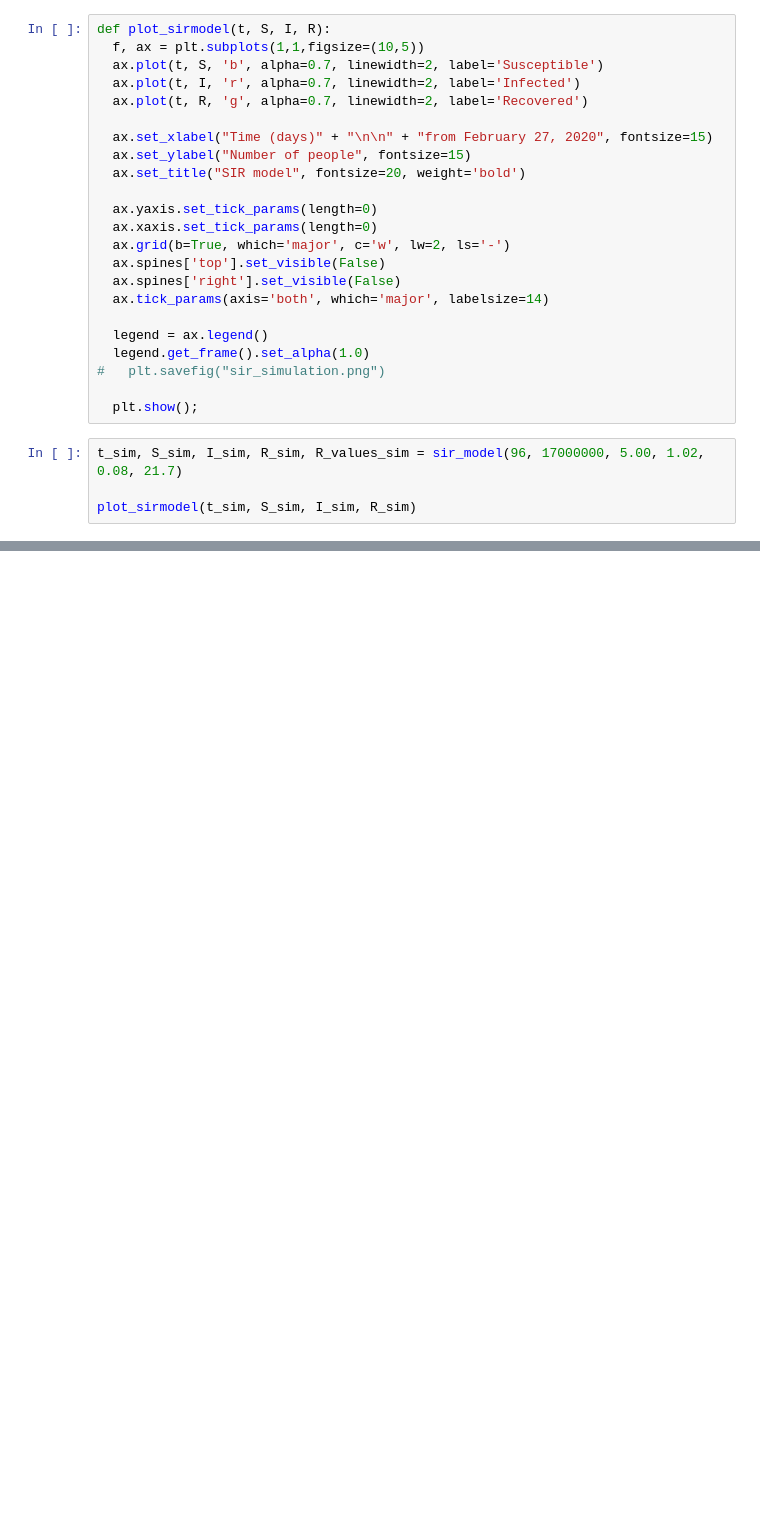
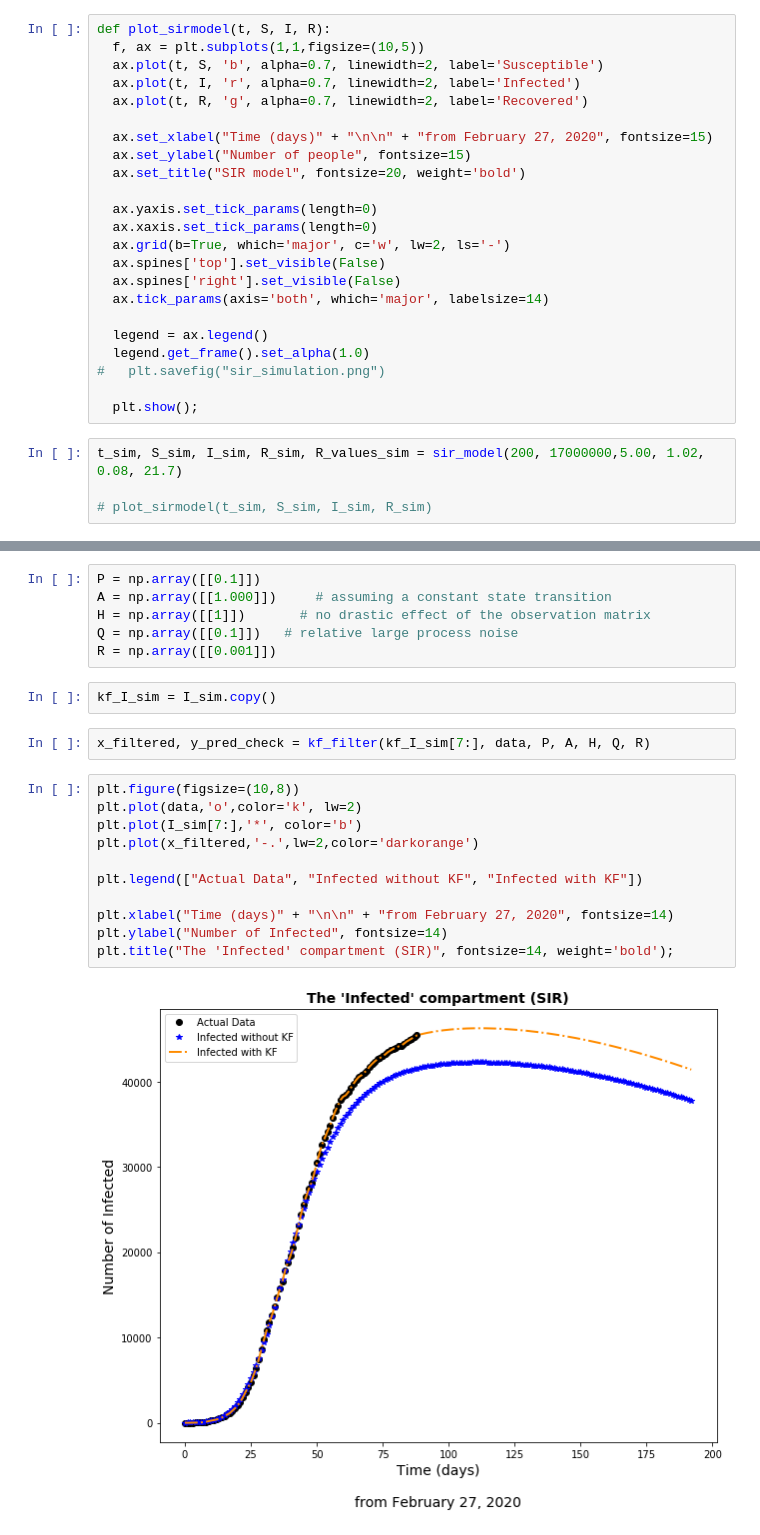
Before and after one commit to jiehaocao/BEP-SBMD-COVID19, a Jupyter notebook: notebook/estimating_sir-params.ipynb, the cells around one changed output, grey strips where cells are left out. Saved outputs shown, nothing was run; the diff lists cells and outputs as text; blank space fills up the shorter version.

```diff
--- a/notebook/estimating_sir-params.ipynb
+++ b/notebook/estimating_sir-params.ipynb
@@ -259,6 +260,6 @@ def plot_sirmodel(t, S, I, R):
 
   plt.show();
 # %%
-t_sim, S_sim, I_sim, R_sim, R_values_sim = sir_model(96, 17000000, 5.00, 1.02, 0.08, 21.7)
+t_sim, S_sim, I_sim, R_sim, R_values_sim = sir_model(200, 17000000,5.00, 1.02, 0.08, 21.7)
 
-plot_sirmodel(t_sim, S_sim, I_sim, R_sim)
+# plot_sirmodel(t_sim, S_sim, I_sim, R_sim)
@@ -264,0 +331,23 @@ plot_sirmodel(t_sim, S_sim, I_sim, R_sim)
+# %%
+P = np.array([[0.1]])
+A = np.array([[1.000]])     # assuming a constant state transition
+H = np.array([[1]])       # no drastic effect of the observation matrix
+Q = np.array([[0.1]])   # relative large process noise
+R = np.array([[0.001]])
+# %%
+kf_I_sim = I_sim.copy()
+# %%
+x_filtered, y_pred_check = kf_filter(kf_I_sim[7:], data, P, A, H, Q, R)
+# %%
+plt.figure(figsize=(10,8))
+plt.plot(data,'o',color='k', lw=2)
+plt.plot(I_sim[7:],'*', color='b')
+plt.plot(x_filtered,'-.',lw=2,color='darkorange')
+
+plt.legend(["Actual Data", "Infected without KF", "Infected with KF"])
+
+plt.xlabel("Time (days)" + "\n\n" + "from February 27, 2020", fontsize=14)
+plt.ylabel("Number of Infected", fontsize=14)
+plt.title("The 'Infected' compartment (SIR)", fontsize=14, weight='bold');
+# %% [output]
+[figure, added]
```
Also changed, not shown: parts of 10 cells of this notebook.
